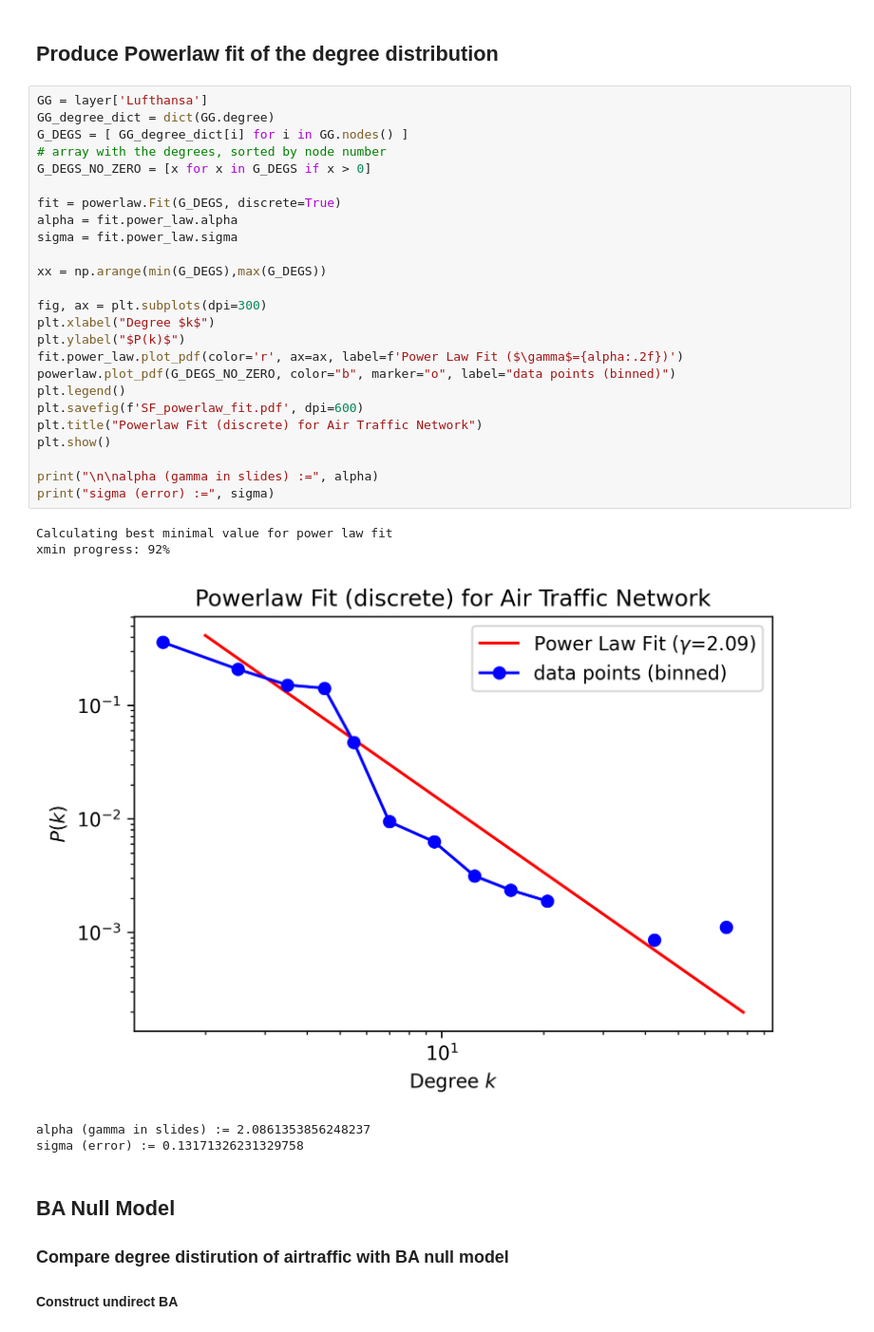
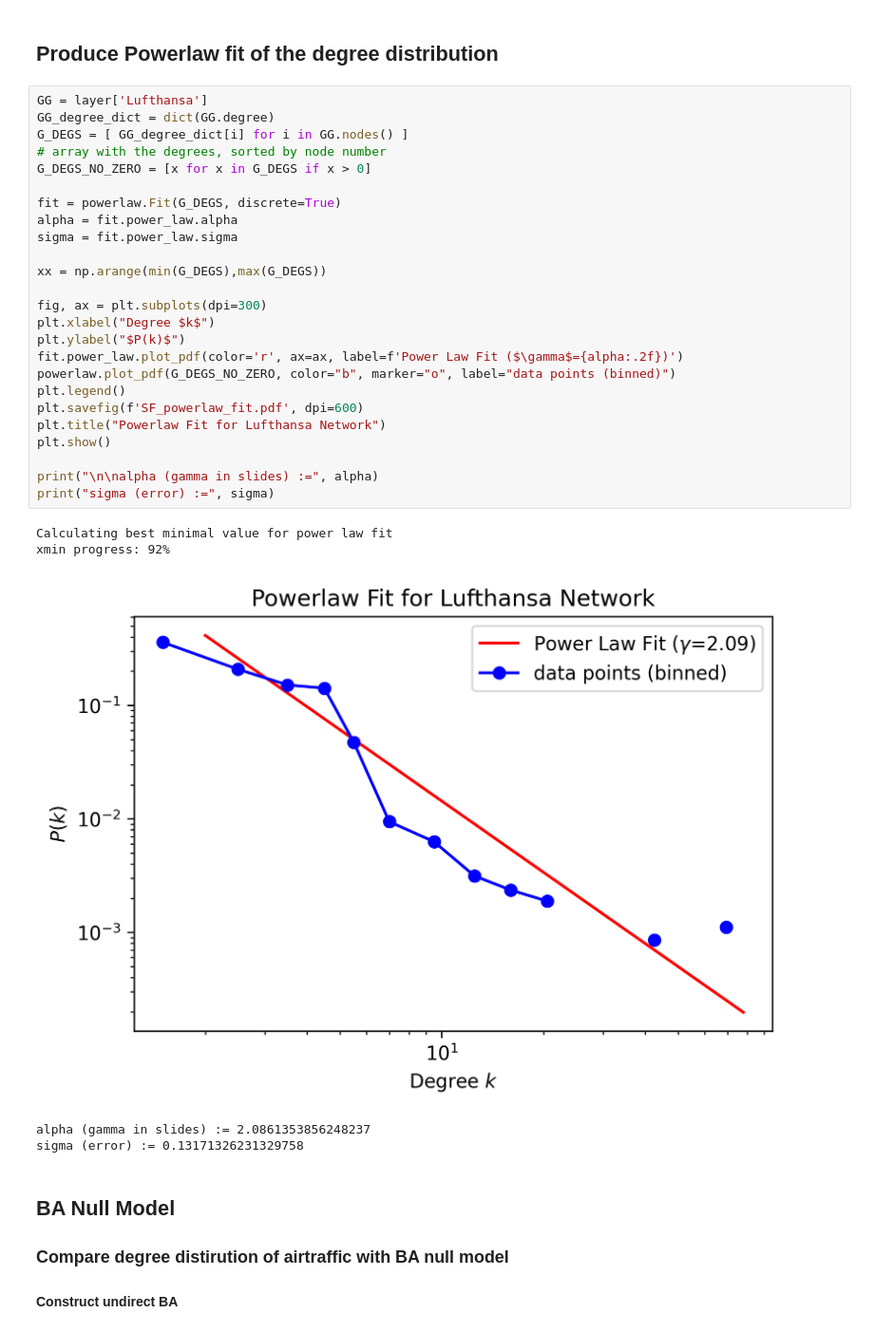
Before and after one commit to Evergarden0101/Airline-Network, a Jupyter notebook: scale_free_analysis.ipynb, the cells around one changed output. Shown at 95% size. Drawn from its saved outputs; the diff is of its cells as text.

```diff
--- a/scale_free_analysis.ipynb
+++ b/scale_free_analysis.ipynb
@@ -73,32 +73,32 @@ for i in range(37):
 # %%
 GG = layer['Lufthansa']
 GG_degree_dict = dict(GG.degree)
 G_DEGS = [ GG_degree_dict[i] for i in GG.nodes() ]
 # array with the degrees, sorted by node number
 G_DEGS_NO_ZERO = [x for x in G_DEGS if x > 0]
 
 fit = powerlaw.Fit(G_DEGS, discrete=True)
 alpha = fit.power_law.alpha
 sigma = fit.power_law.sigma
 
 xx = np.arange(min(G_DEGS),max(G_DEGS))
 
 fig, ax = plt.subplots(dpi=300)
 plt.xlabel("Degree $k$")
 plt.ylabel("$P(k)$")
 fit.power_law.plot_pdf(color='r', ax=ax, label=f'Power Law Fit ($\gamma$={alpha:.2f})')
 powerlaw.plot_pdf(G_DEGS_NO_ZERO, color="b", marker="o", label="data points (binned)")
 plt.legend()
 plt.savefig(f'SF_powerlaw_fit.pdf', dpi=600)
-plt.title("Powerlaw Fit (discrete) for Air Traffic Network")
+plt.title("Powerlaw Fit for Lufthansa Network")
 plt.show()
 
 print("\n\nalpha (gamma in slides) :=", alpha)
 print("sigma (error) :=", sigma)
 # %% [output]
 Calculating best minimal value for power law fit
 xmin progress: 92%
-[figure, old version]
+[figure, new version]
 alpha (gamma in slides) := 2.0861353856248237
 sigma (error) := 0.13171326231329758
 # %% [markdown]
```
Also changed, not shown: parts of 3 cells of this notebook.
